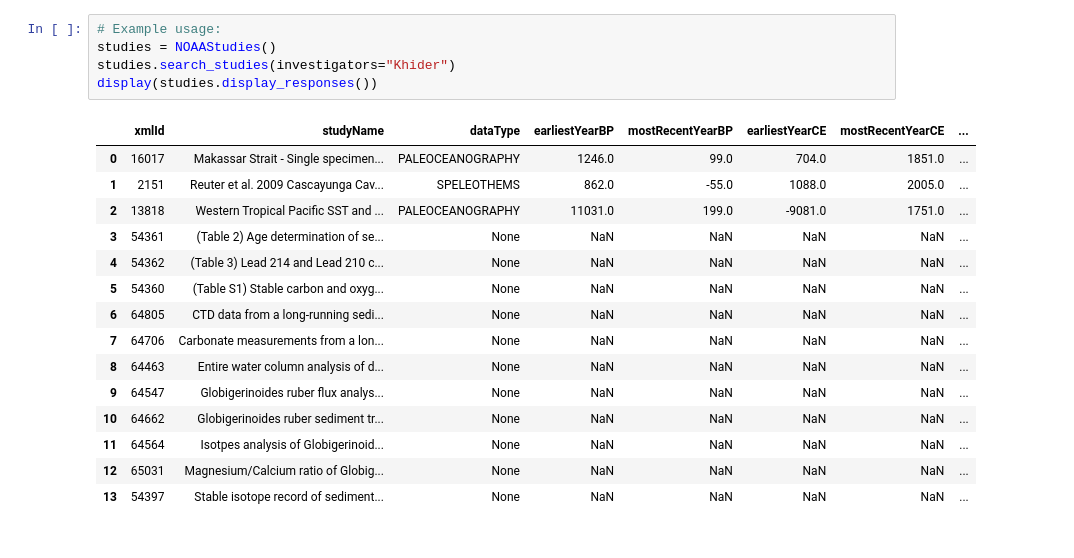
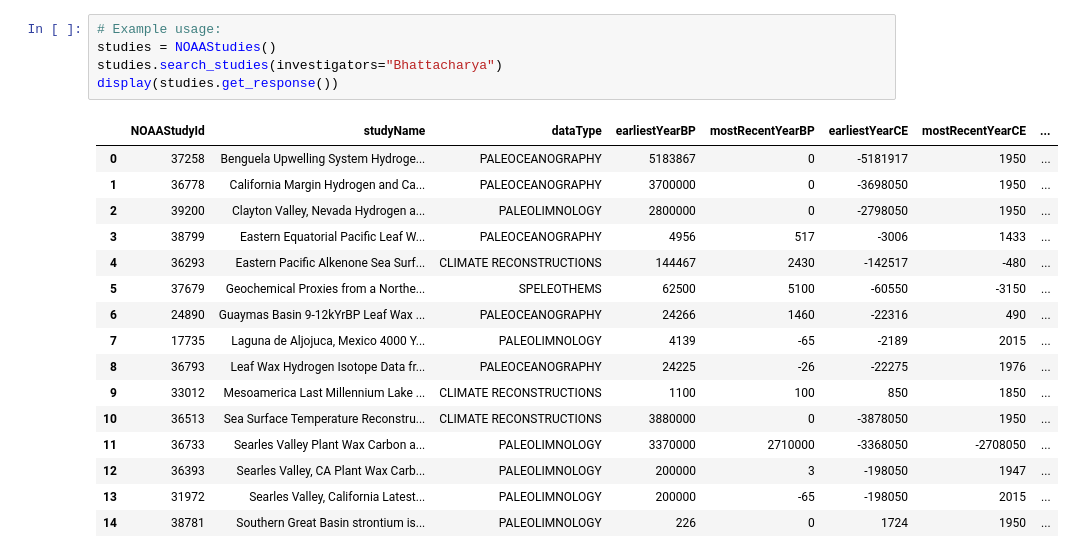
Before and after one commit to LinkedEarth/PyleoTUPS, a Jupyter notebook: Examples/PyTUPS.ipynb, the cells around one changed output. Cells and saved outputs as stored; diff of their text form.

```diff
--- a/Examples/PyTUPS.ipynb
+++ b/Examples/PyTUPS.ipynb
@@ -274,21 +411,22 @@ class NOAAStudies:
 # %%
 # Example usage:
 studies = NOAAStudies()
-studies.search_studies(investigators="Khider")
-display(studies.display_responses())
+studies.search_studies(investigators="Bhattacharya")
+display(studies.get_response())
 # %% [output]
-|  | xmlId | studyName | dataType | earliestYearBP | mostRecentYearBP | earliestYearCE | mostRecentYearCE | ... |
-| 0 | 16017 | Makassar Strait - Single specimen... | PALEOCEANOGRAPHY | 1246.0 | 99.0 | 704.0 | 1851.0 | ... |
-| 1 | 2151 | Reuter et al. 2009 Cascayunga Cav... | SPELEOTHEMS | 862.0 | -55.0 | 1088.0 | 2005.0 | ... |
-| 2 | 13818 | Western Tropical Pacific SST and ... | PALEOCEANOGRAPHY | 11031.0 | 199.0 | -9081.0 | 1751.0 | ... |
-| 3 | 54361 | (Table 2) Age determination of se... | None | NaN | NaN | NaN | NaN | ... |
-| 4 | 54362 | (Table 3) Lead 214 and Lead 210 c... | None | NaN | NaN | NaN | NaN | ... |
-| 5 | 54360 | (Table S1) Stable carbon and oxyg... | None | NaN | NaN | NaN | NaN | ... |
-| 6 | 64805 | CTD data from a long-running sedi... | None | NaN | NaN | NaN | NaN | ... |
-| 7 | 64706 | Carbonate measurements from a lon... | None | NaN | NaN | NaN | NaN | ... |
-| 8 | 64463 | Entire water column analysis of d... | None | NaN | NaN | NaN | NaN | ... |
-| 9 | 64547 | Globigerinoides ruber flux analys... | None | NaN | NaN | NaN | NaN | ... |
-| 10 | 64662 | Globigerinoides ruber sediment tr... | None | NaN | NaN | NaN | NaN | ... |
-| 11 | 64564 | Isotpes analysis of Globigerinoid... | None | NaN | NaN | NaN | NaN | ... |
-| 12 | 65031 | Magnesium/Calcium ratio of Globig... | None | NaN | NaN | NaN | NaN | ... |
-| 13 | 54397 | Stable isotope record of sediment... | None | NaN | NaN | NaN | NaN | ... |
+|  | NOAAStudyId | studyName | dataType | earliestYearBP | mostRecentYearBP | earliestYearCE | mostRecentYearCE | ... |
+| 0 | 37258 | Benguela Upwelling System Hydroge... | PALEOCEANOGRAPHY | 5183867 | 0 | -5181917 | 1950 | ... |
+| 1 | 36778 | California Margin Hydrogen and Ca... | PALEOCEANOGRAPHY | 3700000 | 0 | -3698050 | 1950 | ... |
+| 2 | 39200 | Clayton Valley, Nevada Hydrogen a... | PALEOLIMNOLOGY | 2800000 | 0 | -2798050 | 1950 | ... |
+| 3 | 38799 | Eastern Equatorial Pacific Leaf W... | PALEOCEANOGRAPHY | 4956 | 517 | -3006 | 1433 | ... |
+| 4 | 36293 | Eastern Pacific Alkenone Sea Surf... | CLIMATE RECONSTRUCTIONS | 144467 | 2430 | -142517 | -480 | ... |
+| 5 | 37679 | Geochemical Proxies from a Northe... | SPELEOTHEMS | 62500 | 5100 | -60550 | -3150 | ... |
+| 6 | 24890 | Guaymas Basin 9-12kYrBP Leaf Wax ... | PALEOCEANOGRAPHY | 24266 | 1460 | -22316 | 490 | ... |
+| 7 | 17735 | Laguna de Aljojuca, Mexico 4000 Y... | PALEOLIMNOLOGY | 4139 | -65 | -2189 | 2015 | ... |
+| 8 | 36793 | Leaf Wax Hydrogen Isotope Data fr... | PALEOCEANOGRAPHY | 24225 | -26 | -22275 | 1976 | ... |
+| 9 | 33012 | Mesoamerica Last Millennium Lake ... | CLIMATE RECONSTRUCTIONS | 1100 | 100 | 850 | 1850 | ... |
+| 10 | 36513 | Sea Surface Temperature Reconstru... | CLIMATE RECONSTRUCTIONS | 3880000 | 0 | -3878050 | 1950 | ... |
+| 11 | 36733 | Searles Valley Plant Wax Carbon a... | PALEOLIMNOLOGY | 3370000 | 2710000 | -3368050 | -2708050 | ... |
+| 12 | 36393 | Searles Valley, CA Plant Wax Carb... | PALEOLIMNOLOGY | 200000 | 3 | -198050 | 1947 | ... |
+| 13 | 31972 | Searles Valley, California Latest... | PALEOLIMNOLOGY | 200000 | -65 | -198050 | 2015 | ... |
+| 14 | 38781 | Southern Great Basin strontium is... | PALEOLIMNOLOGY | 226 | 0 | 1724 | 1950 | ... |
```
Also changed, not shown: parts of 14 cells of this notebook.
